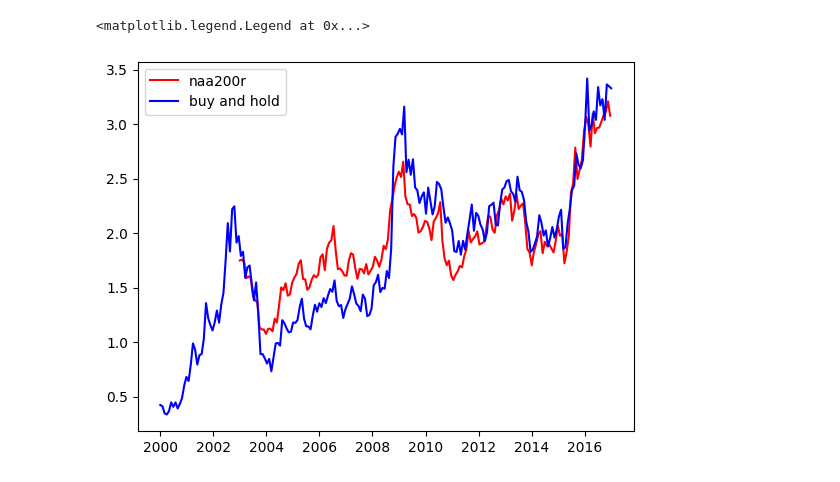
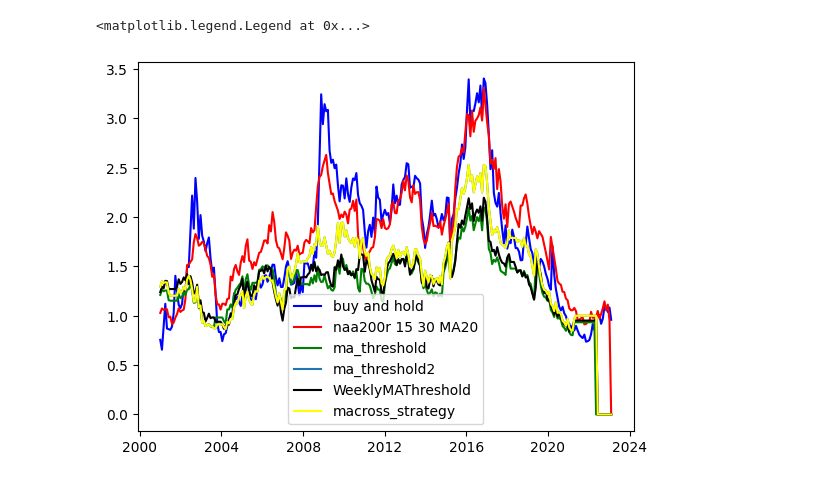
Before and after one commit to sylviawusyl/backtesting, a Jupyter notebook: sliding_years_return.ipynb, the cells around one changed output. Drawn from its saved outputs; the diff is of its cells as text; code cells hidden in the pictures.

Commit message:
fix the sliding years return simulation fix some Ab.py bugs on rerun the strategy on rolling windows

```diff
--- a/sliding_years_return.ipynb
+++ b/sliding_years_return.ipynb
@@ -38,10 +65,6 @@ bh_result = sliding_test(qqq,buy_and_hold,window, sd,ed， True)
 # %%
 threshold_strategy = ab.Threshold(signal_data = naa200r, indicator = 'SignalPrice', buy_threshold = 15, sell_threshold = 30)
-naa200r_result = sliding_test(qqq,threshold_strategy,window, sd,ed，False)
+naa200r_result = sliding_test(qqq,threshold_strategy,window, test_sd,test_ed, True)
-# %%
-plt.plot([x[0] for x in naa200r_result], [x[1] for x in naa200r_result], label='naa200r', color='red')
-plt.plot([x[0] for x in bh_result], [x[1] for x in bh_result], label='buy and hold', color='blue')
-plt.legend()
-# %% [output]
-<matplotlib.legend.Legend at 0x...>
-[figure, removed]
+# %%
+ma_threshold = ab.MAThreshold(ma_window = 200, buy_threshold = 1.05, sell_threshold = 0.95)
+ma_threshold_result = sliding_test(qqq,ma_threshold,window, test_sd,test_ed, True)
@@ -47,0 +74,19 @@ plt.legend()
+# %%
+macross_strategy = ab.MACross(50, 200)
+ma_threshold_result2 = sliding_test(qqq,macross_strategy,window, test_sd,test_ed, True)
+# %%
+
+WeeklyMAThreshold = ab.WeeklyMAThreshold(ma_window =40,buy_threshold=1,sell_threshold=1)
+WeeklyMAThreshold_result = sliding_test(qqq,WeeklyMAThreshold,window, test_sd,test_ed, True)
+# %%
+plt.plot([x[0] for x in bh_result], [x[1] for x in bh_result], label='buy and hold', color='blue')
+plt.plot([x[0] for x in naa200r_result], [x[1] for x in naa200r_result], label='naa200r 15 30 MA20', color='red')
+plt.plot([x[0] for x in naa200r_rst_15_30_ma40], [x[1] for x in naa200r_rst_15_30_ma40], label='naa200r 15 30 MA40', color='orange')
+plt.plot([x[0] for x in ma_threshold_result], [x[1] for x in ma_threshold_result], label='ma_threshold', color='green')
+plt.plot([x[0] for x in ma_threshold_result2], [x[1] for x in ma_threshold_result2], label='ma_threshold2')
+plt.plot([x[0] for x in WeeklyMAThreshold_result], [x[1] for x in WeeklyMAThreshold_result], label='WeeklyMAThreshold', color='black')
+plt.plot([x[0] for x in ma_threshold_result2], [x[1] for x in ma_threshold_result2], label='macross_strategy', color='yellow')
+plt.legend()
+# %% [output]
+<matplotlib.legend.Legend at 0x...>
+[figure, added]
```
Also changed, not shown: parts of 7 cells of this notebook, 1 other file.
